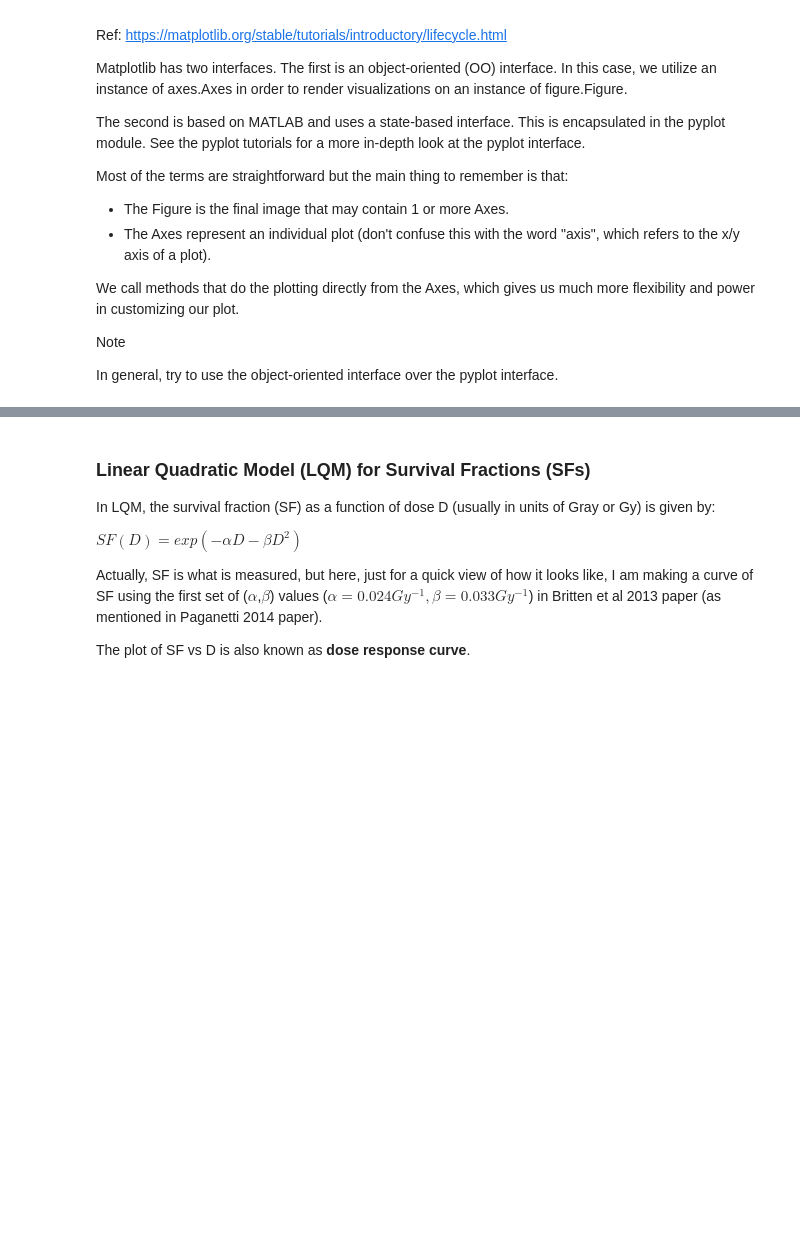
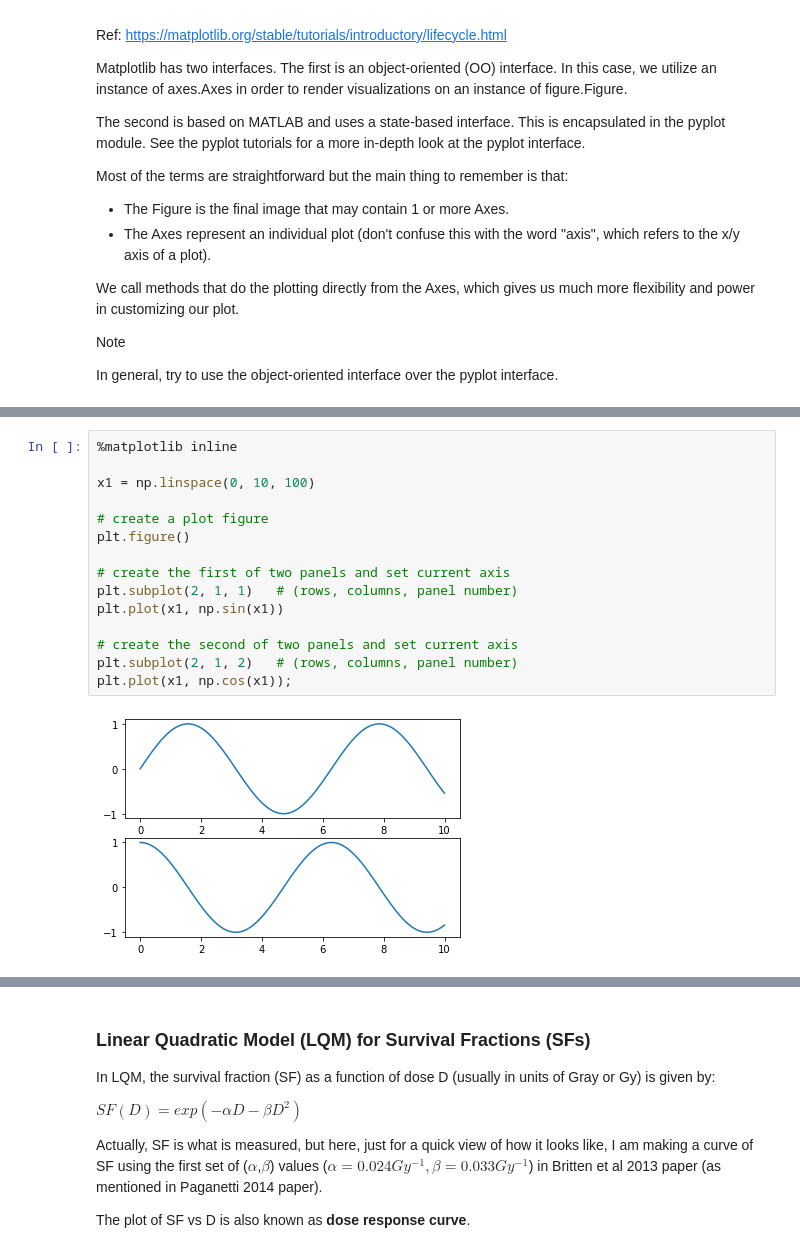
Before and after one commit to KPAdhikari/PythonStuff, a Jupyter notebook: IPython_Jupyter_Notebooks/Python Plotting - matplotlib V2.ipynb, the cells around one changed output, grey strips where cells are left out. Drawn from its saved outputs; the diff is of its cells as text; blank space fills up the shorter version.

```diff
--- a/IPython_Jupyter_Notebooks/Python Plotting - matplotlib V2.ipynb
+++ b/IPython_Jupyter_Notebooks/Python Plotting - matplotlib V2.ipynb
@@ -43,0 +75,17 @@ In general, try to use the object-oriented interface over the pyplot interface.
+# %%
+%matplotlib inline
+
+x1 = np.linspace(0, 10, 100)
+
+# create a plot figure
+plt.figure()
+
+# create the first of two panels and set current axis
+plt.subplot(2, 1, 1)   # (rows, columns, panel number)
+plt.plot(x1, np.sin(x1))
+
+# create the second of two panels and set current axis
+plt.subplot(2, 1, 2)   # (rows, columns, panel number)
+plt.plot(x1, np.cos(x1));
+# %% [output]
+[figure, added]
```
Also changed, not shown: parts of 27 cells of this notebook, 1 other file.
